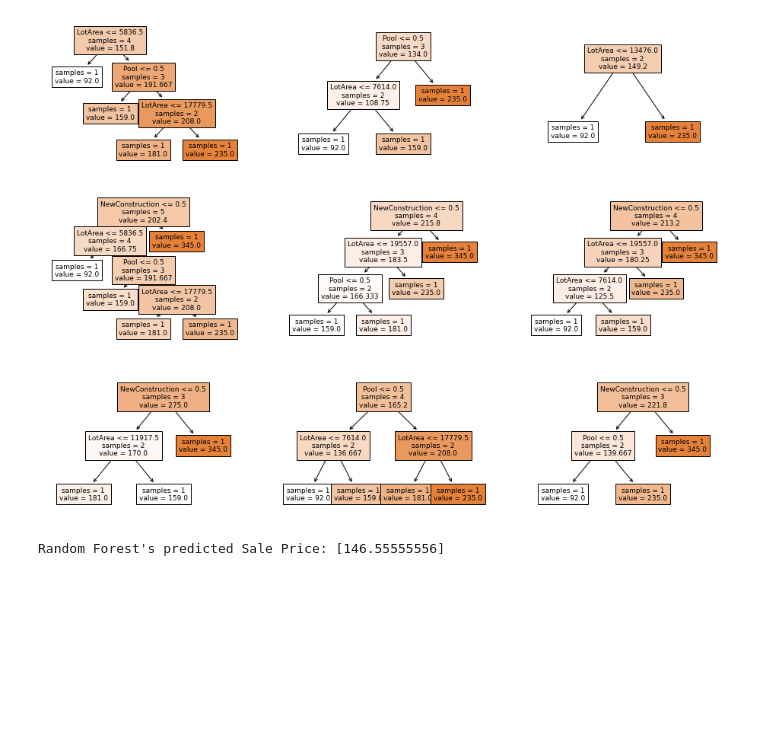
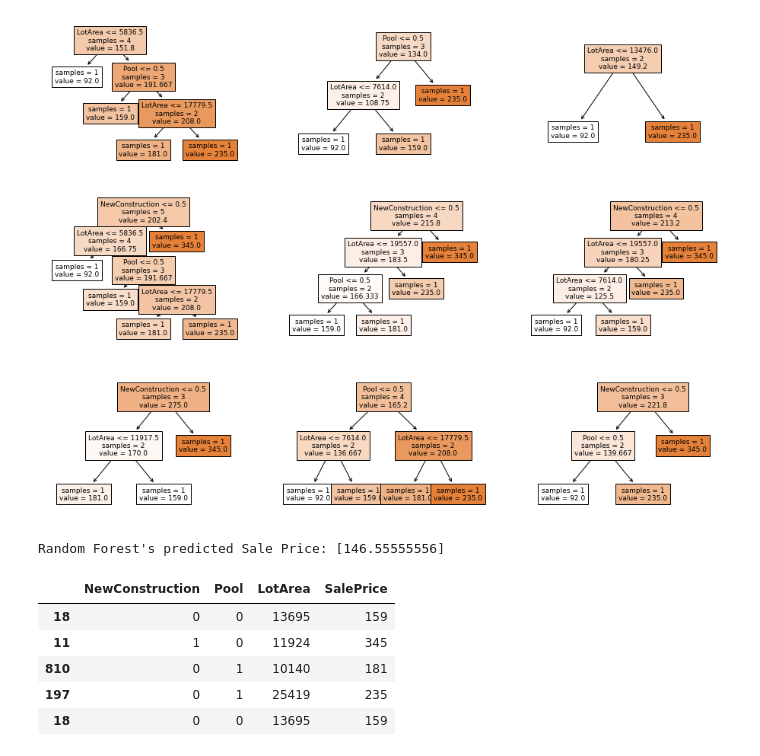
Before and after one commit to iskakanartur/Data_Analysys_by_topics, a Jupyter notebook: intro_machine_learning/random_forests/ KAGGLE_Random_Forest_House Prices - Advanced Regression Techniques.ipynb, the cells around one changed output. Drawn from its saved outputs; the diff is of its cells as text; code cells hidden in the pictures; blank space fills up the shorter version.

```diff
--- a/intro_machine_learning/random_forests/ KAGGLE_Random_Forest_House Prices - Advanced Regression Techniques.ipynb
+++ b/intro_machine_learning/random_forests/ KAGGLE_Random_Forest_House Prices - Advanced Regression Techniques.ipynb
@@ -211,3 +215,12 @@ prediction = model.predict(inputs)
 print(f"Random Forest's predicted Sale Price: {prediction}")
 # %% [output]
 Random Forest's predicted Sale Price: [146.55555556]
+# %%
+dfb
+# %% [output]
+|  | NewConstruction | Pool | LotArea | SalePrice |
+| 18 | 0 | 0 | 13695 | 159 |
+| 11 | 1 | 0 | 11924 | 345 |
+| 810 | 0 | 1 | 10140 | 181 |
+| 197 | 0 | 1 | 25419 | 235 |
+| 18 | 0 | 0 | 13695 | 159 |
```
Also changed, not shown: parts of 2 cells of this notebook, 10 other files.
